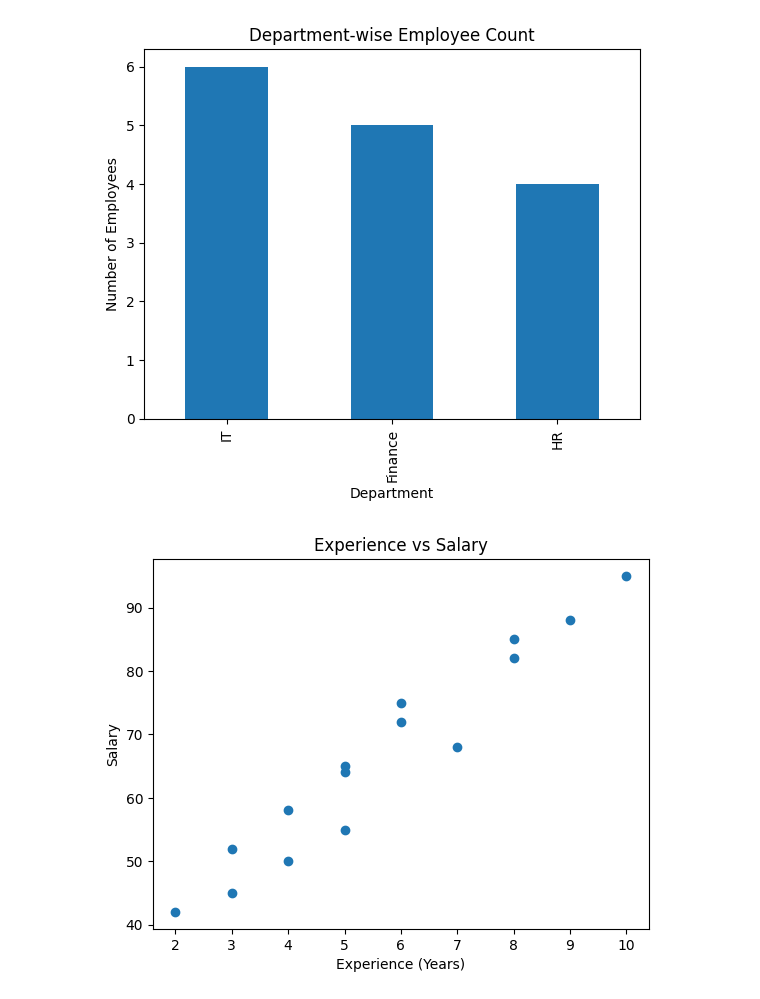
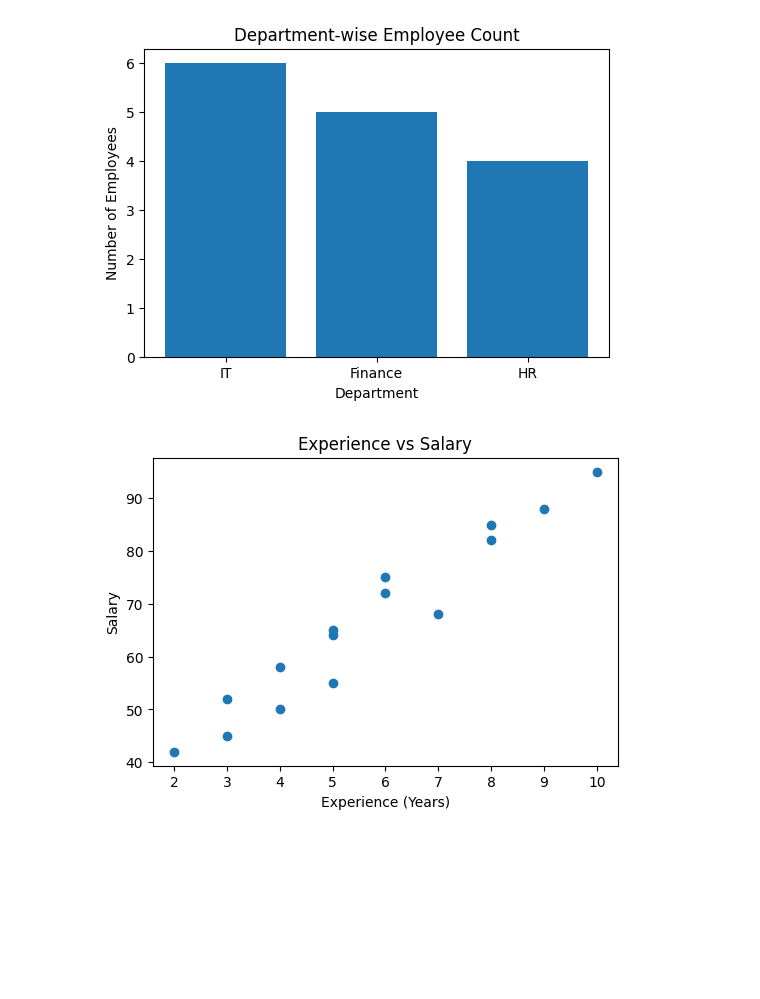
Before and after one commit to Tanu-Chaudhary06/MCA_Python_Programming_for_Problem_Solving, a Jupyter notebook: LAB-RECORD/U5-Lab_22.ipynb, the cells around one changed output. Cells and saved outputs as stored; diff of their text form; code cells hidden in the pictures; blank space fills up the shorter version.

```diff
--- a/LAB-RECORD/U5-Lab_22.ipynb
+++ b/LAB-RECORD/U5-Lab_22.ipynb
@@ -3,17 +3,6 @@ import pandas as pd
 import matplotlib.pyplot as plt
 import seaborn as sns
 # %%
-data = {
-    "Employee_ID": [501,502,503,504,505,506,507,508,509,510,511,512,513,514,515],
-    "Name": ["John","Sarah","Mike","Lisa","Tom","Emma","David","Rachel","Chris",
-             "Anna","Peter","Julia","Mark","Sophie","Kevin"],
-    "Department": ["IT","HR","IT","Finance","IT","HR","Finance","IT","HR",
-                   "Finance","IT","HR","Finance","IT","Finance"],
-    "Experience": [5,3,8,6,2,7,4,10,5,9,6,4,8,3,5],
-    "Salary": [65,45,85,72,42,68,58,95,55,88,75,50,82,52,64],
-    "Age": [28,26,32,30,24,31,27,35,29,34,30,28,33,25,29]
-}
-
-df = pd.DataFrame(data)
+df = pd.read_csv('employee_data.csv')
 df
 # %% [output]
@@ -52,19 +41,21 @@ plt.show()
 # %%
-plt.figure()
-df["Department"].value_counts().plot(kind="bar")
-plt.xlabel("Department")
-plt.ylabel("Number of Employees")
-plt.title("Department-wise Employee Count")
+dept_count = df['Department'].value_counts()
+
+plt.figure(figsize=(6,4))
+plt.bar(dept_count.index, dept_count.values)
+plt.xlabel('Department')
+plt.ylabel('Number of Employees')
+plt.title('Department-wise Employee Count')
 plt.show()
 # %% [output]
-[figure, old version]
+[figure, new version]
 # %%
-plt.figure()
-plt.scatter(df["Experience"], df["Salary"])
-plt.xlabel("Experience (Years)")
-plt.ylabel("Salary")
-plt.title("Experience vs Salary")
+plt.figure(figsize=(6,4))
+plt.scatter(df['Experience_Years'], df['Salary'])
+plt.xlabel('Experience (Years)')
+plt.ylabel('Salary')
+plt.title('Experience vs Salary')
 plt.show()
 # %% [output]
-[figure, old version]
+[figure, new version]
 # %%
```
Also changed, not shown: parts of 4 cells of this notebook, 5 other files.
